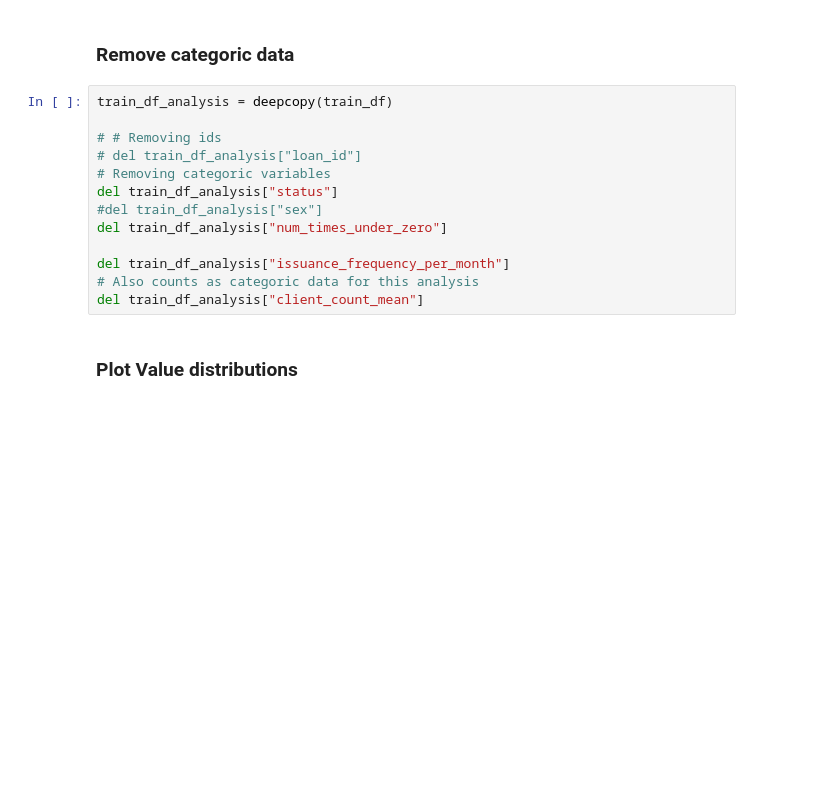
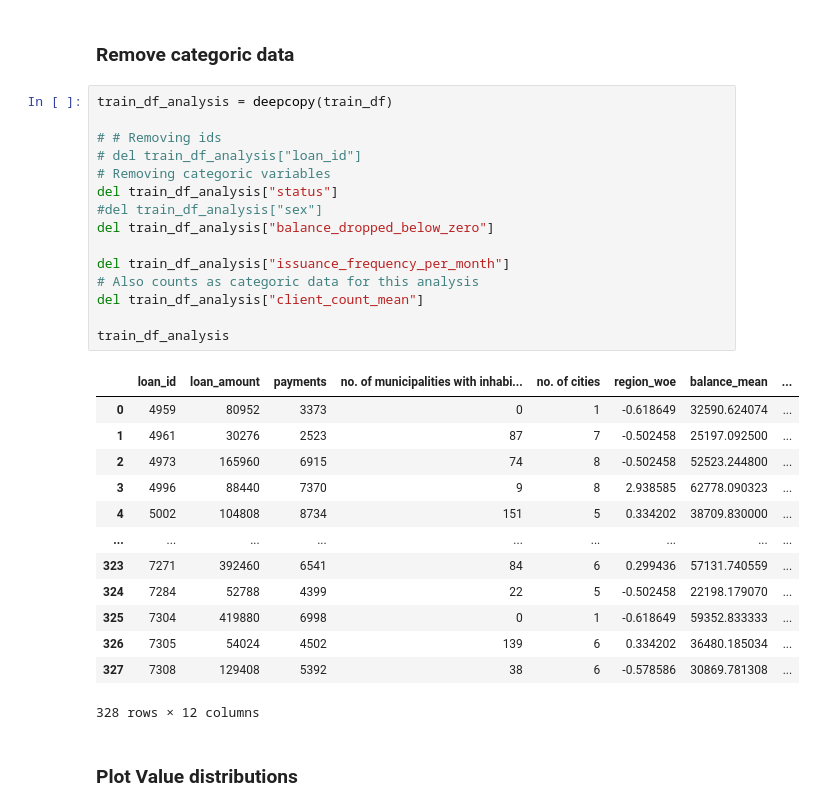
Before and after one commit to Educorreia932/FEUP-AC, a Jupyter notebook: Data Mining Project/notebooks/analysis.ipynb, the cells around one changed output. Cells and saved outputs as stored; diff of their text form; blank space fills up the shorter version.

```diff
--- a/Data Mining Project/notebooks/analysis.ipynb
+++ b/Data Mining Project/notebooks/analysis.ipynb
@@ -24,16 +24,32 @@ Testing dataset:
 # %%
 train_df_analysis = deepcopy(train_df)
 
 # # Removing ids
 # del train_df_analysis["loan_id"]
 # Removing categoric variables
 del train_df_analysis["status"]
 #del train_df_analysis["sex"]
-del train_df_analysis["num_times_under_zero"]
+del train_df_analysis["balance_dropped_below_zero"]
 
 del train_df_analysis["issuance_frequency_per_month"]
 # Also counts as categoric data for this analysis
 del train_df_analysis["client_count_mean"]
+
+train_df_analysis
+# %% [output]
+|  | loan_id | loan_amount | payments | no. of municipalities with inhabi... | no. of cities | region_woe | balance_mean | ... |
+| 0 | 4959 | 80952 | 3373 | 0 | 1 | -0.618649 | 32590.624074 | ... |
+| 1 | 4961 | 30276 | 2523 | 87 | 7 | -0.502458 | 25197.092500 | ... |
+| 2 | 4973 | 165960 | 6915 | 74 | 8 | -0.502458 | 52523.244800 | ... |
+| 3 | 4996 | 88440 | 7370 | 9 | 8 | 2.938585 | 62778.090323 | ... |
+| 4 | 5002 | 104808 | 8734 | 151 | 5 | 0.334202 | 38709.830000 | ... |
+| ... | ... | ... | ... | ... | ... | ... | ... | ... |
+| 323 | 7271 | 392460 | 6541 | 84 | 6 | 0.299436 | 57131.740559 | ... |
+| 324 | 7284 | 52788 | 4399 | 22 | 5 | -0.502458 | 22198.179070 | ... |
+| 325 | 7304 | 419880 | 6998 | 0 | 1 | -0.618649 | 59352.833333 | ... |
+| 326 | 7305 | 54024 | 4502 | 139 | 6 | 0.334202 | 36480.185034 | ... |
+| 327 | 7308 | 129408 | 5392 | 38 | 6 | -0.578586 | 30869.781308 | ... |
+328 rows × 12 columns
 # %% [markdown]
 ### Plot Value distributions
 # %% [markdown]
```
Also changed, not shown: parts of 7 cells of this notebook, 4 other files.
